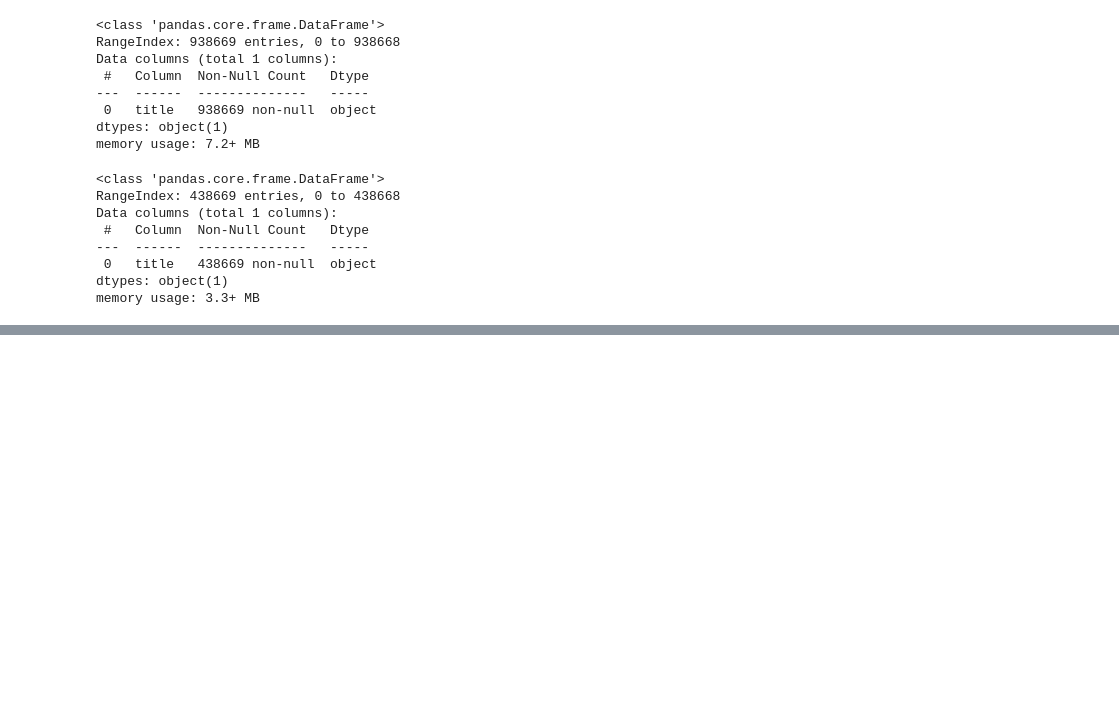
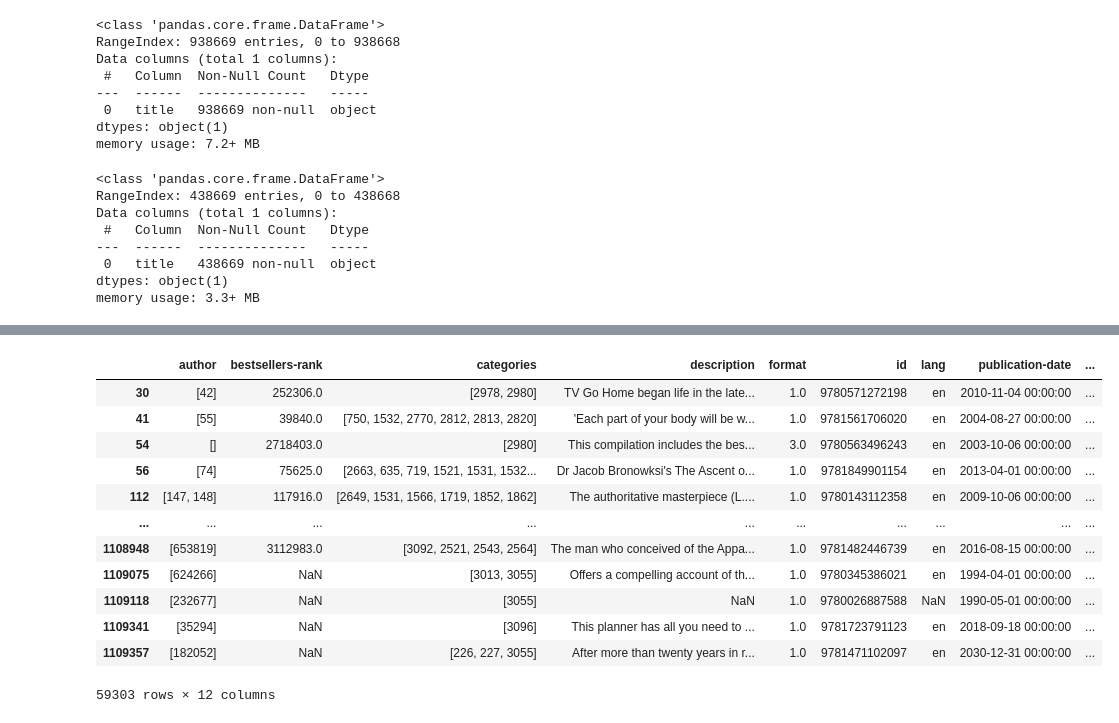
Before and after one commit to quangkyzzz/Project_THDL, a Jupyter notebook: puzzy_book.ipynb, the cells around one changed output, grey strips where cells are left out. Saved outputs shown, nothing was run; the diff lists cells and outputs as text; code cells hidden in the pictures; blank space fills up the shorter version.

```diff
--- a/puzzy_book.ipynb
+++ b/puzzy_book.ipynb
@@ -281,0 +381,18 @@ fuzzymatcher_match_cross_vs_depos.to_csv(data_dir / 'fuzzy match cross vs depos
+# %%
+df_depository_book['crossing_book_exists'] = np.where(df_depository_book['title'].isin(list(df_Crossing_book['title'].unique())),1,0)
+
+df_depository_book[df_depository_book['crossing_book_exists']==1]
+# %% [output]
+|  | author | bestsellers-rank | categories | description | format | id | lang | publication-date | ... |
+| 30 | [42] | 252306.0 | [2978, 2980] | TV Go Home began life in the late... | 1.0 | 9780571272198 | en | 2010-11-04 00:00:00 | ... |
+| 41 | [55] | 39840.0 | [750, 1532, 2770, 2812, 2813, 2820] | 'Each part of your body will be w... | 1.0 | 9781561706020 | en | 2004-08-27 00:00:00 | ... |
+| 54 | [] | 2718403.0 | [2980] | This compilation includes the bes... | 3.0 | 9780563496243 | en | 2003-10-06 00:00:00 | ... |
+| 56 | [74] | 75625.0 | [2663, 635, 719, 1521, 1531, 1532... | Dr Jacob Bronowksi's The Ascent o... | 1.0 | 9781849901154 | en | 2013-04-01 00:00:00 | ... |
+| 112 | [147, 148] | 117916.0 | [2649, 1531, 1566, 1719, 1852, 1862] | The authoritative masterpiece (L.... | 1.0 | 9780143112358 | en | 2009-10-06 00:00:00 | ... |
+| ... | ... | ... | ... | ... | ... | ... | ... | ... | ... |
+| 1108948 | [653819] | 3112983.0 | [3092, 2521, 2543, 2564] | The man who conceived of the Appa... | 1.0 | 9781482446739 | en | 2016-08-15 00:00:00 | ... |
+| 1109075 | [624266] | NaN | [3013, 3055] | Offers a compelling account of th... | 1.0 | 9780345386021 | en | 1994-04-01 00:00:00 | ... |
+| 1109118 | [232677] | NaN | [3055] | NaN | 1.0 | 9780026887588 | NaN | 1990-05-01 00:00:00 | ... |
+| 1109341 | [35294] | NaN | [3096] | This planner has all you need to ... | 1.0 | 9781723791123 | en | 2018-09-18 00:00:00 | ... |
+| 1109357 | [182052] | NaN | [226, 227, 3055] | After more than twenty years in r... | 1.0 | 9781471102097 | en | 2030-12-31 00:00:00 | ... |
+59303 rows × 12 columns
```
Also changed, not shown: parts of 29 cells of this notebook.
